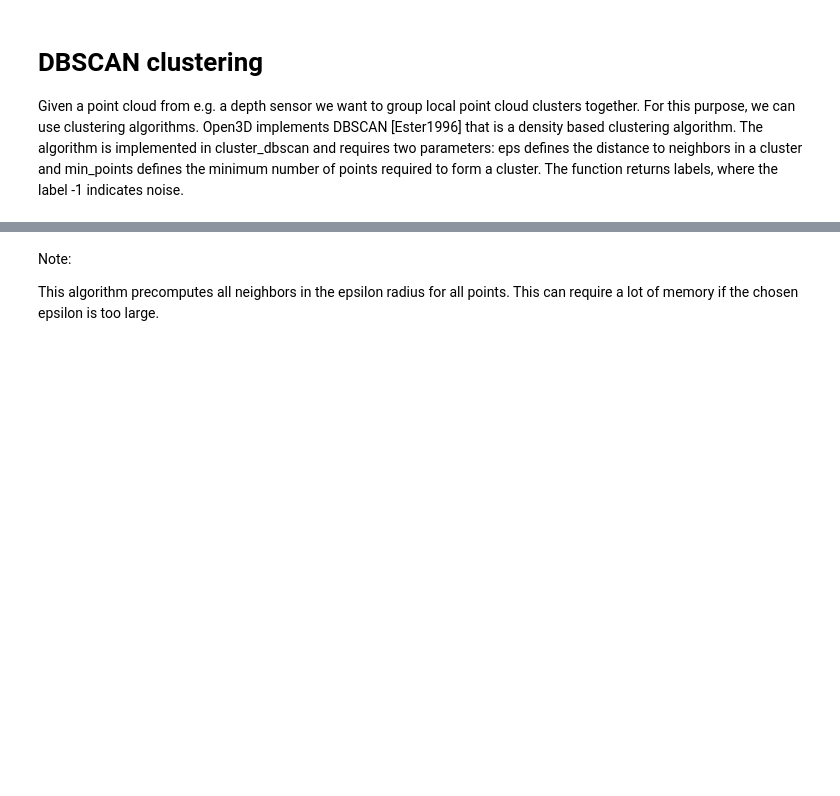
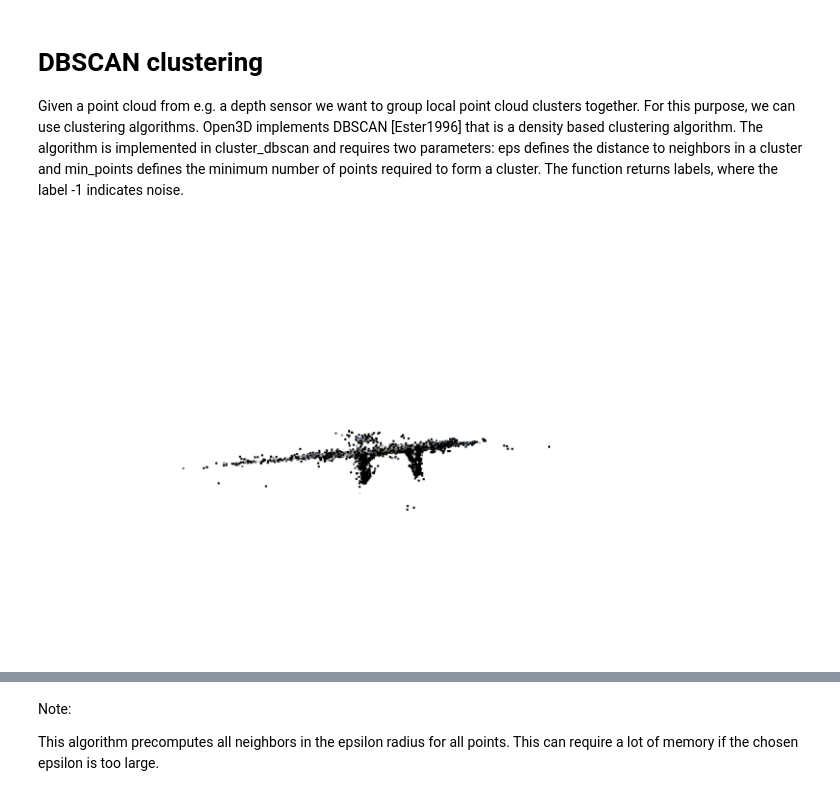
Before and after one commit to SARAH-HADDAD/Open3D-Tutorial, a Jupyter notebook: DBSCANclustering.ipynb, the cells around one changed output, grey strips where cells are left out. Drawn from its saved outputs; the diff is of its cells as text; code cells hidden in the pictures; blank space fills up the shorter version.

```diff
--- a/DBSCANclustering.ipynb
+++ b/DBSCANclustering.ipynb
@@ -13,4 +13,18 @@ sys.path.append (' ..')
 import open3d_tutorial as o3dtut
 # change to True if you want to interact with the visualization windows
 o3dtut.interactive = not "CI" in os.environ
+# %%
+# Load point cloud
+pcd = o3d.io.read_point_cloud("./model.ply")
+
+# Visualize the point cloud
+o3d.visualization.draw_geometries(
+    [pcd],
+    zoom=0.455,
+    front=[-0.4999, -0.1659, -0.8499],
+    lookat=[2.1813, 2.0619, 2.0999],
+    up=[0.1204, -0.9852, 0.1215]
+)
+# %% [output]
+[figure, added]
 # %%
```
Also changed, not shown: parts of 1 cell of this notebook, 11 other files.
